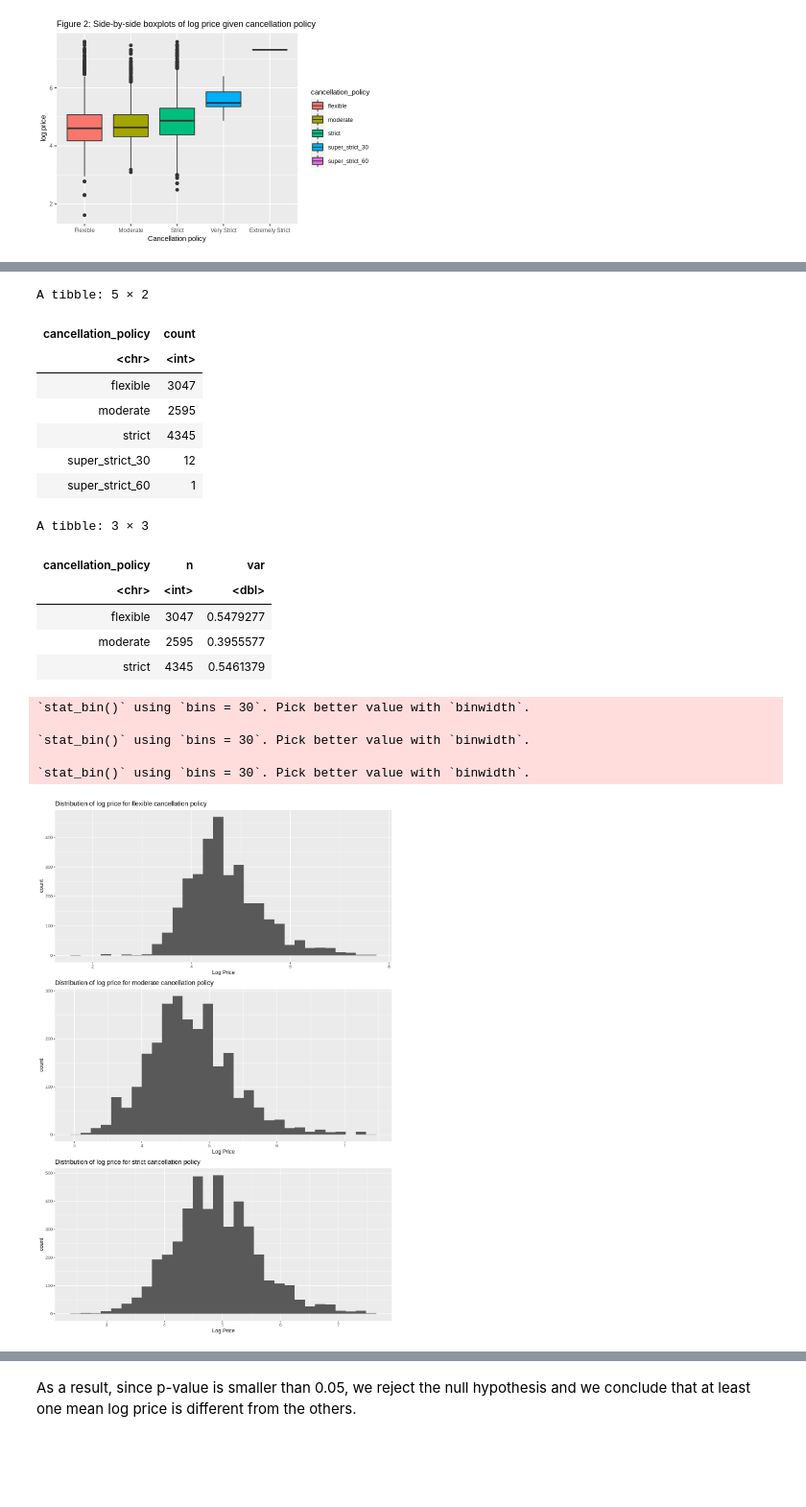
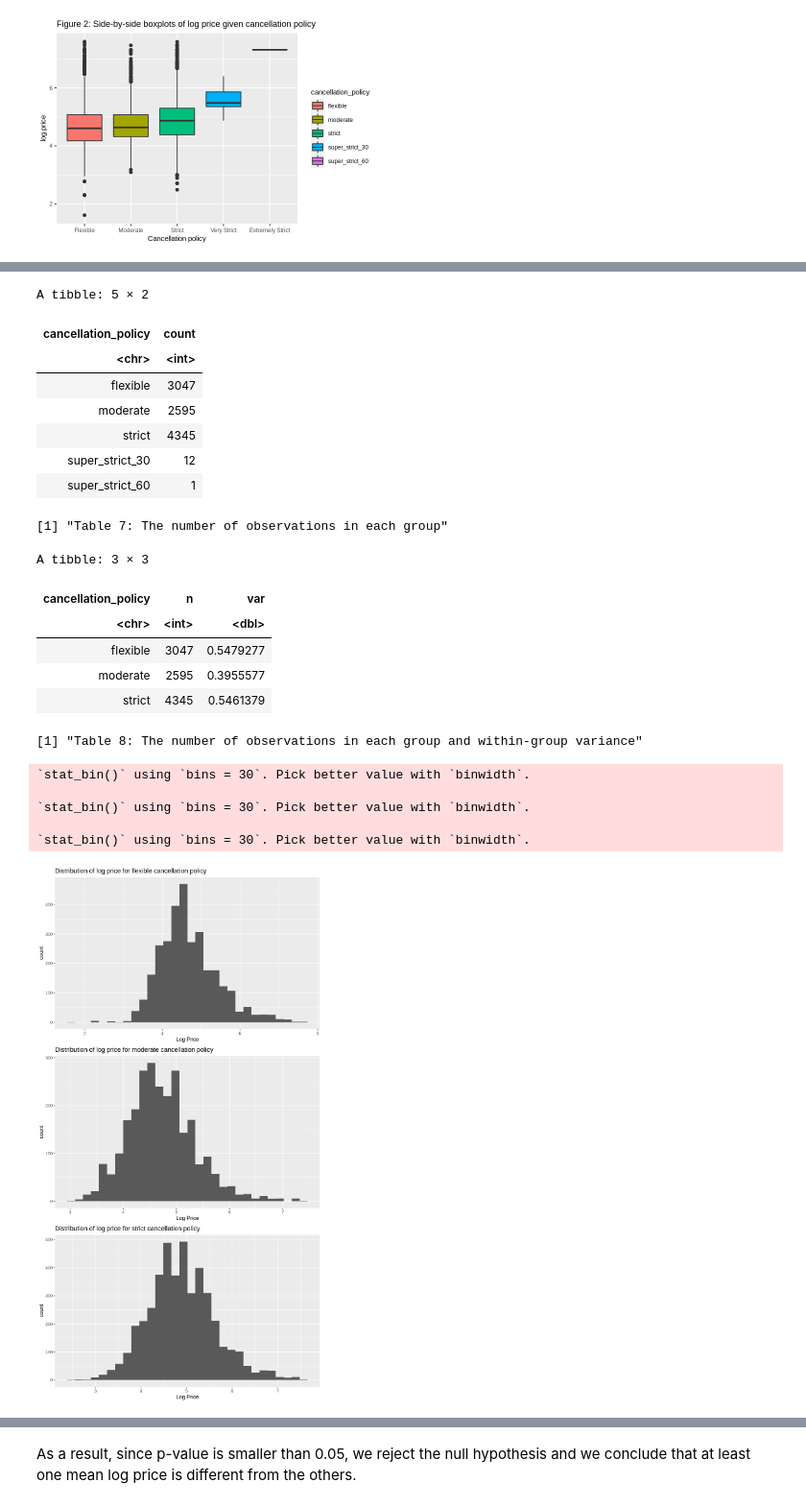
Before and after one commit to takumihoriba/stat201-project, a Jupyter notebook: proposal_final.ipynb, the cells around one changed output, grey strips where cells are left out. Shown at 96% size. Drawn from its saved outputs; the diff is of its cells as text; code cells hidden in the pictures; blank space fills up the shorter version.

```diff
--- a/proposal_final.ipynb
+++ b/proposal_final.ipynb
@@ -222,6 +225,7 @@ bp
 Airbnb |>
 group_by(cancellation_policy) |>
 summarize(count = n())
+print("Table 7: The number of observations in each group")
 # %% [output]
 A tibble: 5 × 2
 | cancellation_policy | count |
@@ -231,6 +235,7 @@ A tibble: 5 × 2
 | strict | 4345 |
 | super_strict_30 | 12 |
 | super_strict_60 | 1 |
+[1] "Table 7: The number of observations in each group"
 # %%
 set.seed(320)
 Airbnb_anova <- Airbnb |> select(log_price, cancellation_policy)
@@ -241,6 +246,7 @@ filter(cancellation_policy %in% c("flexible", "moderate", "strict"))
 Airbnb_fil |>
 group_by(cancellation_policy) |>
 summarize(n = n(), var = var(log_price))
+print("Table 8: The number of observations in each group and within-group variance")
 # %% [output]
 A tibble: 3 × 3
 | cancellation_policy | n | var |
@@ -248,34 +254,35 @@ A tibble: 3 × 3
 | flexible | 3047 | 0.5479277 |
 | moderate | 2595 | 0.3955577 |
 | strict | 4345 | 0.5461379 |
+[1] "Table 8: The number of observations in each group and within-group variance"
 # %%
 flex <- Airbnb_fil |>
 filter(cancellation_policy == "moderate")
 
 anova_dist_flex <- Airbnb_fil |>
 filter(cancellation_policy == "flexible") |>
 ggplot(aes(x = log_price)) +
 geom_histogram() +
 labs(x = "Log Price", title = "Distribution of log price for flexible cancellation policy")
 
 anova_dist_mod <- Airbnb_fil |>
 filter(cancellation_policy == "moderate") |>
 ggplot(aes(x = log_price)) +
 geom_histogram() +
 labs(x = "Log Price", title = "Distribution of log price for moderate cancellation policy")
 
 anova_dist_str <- Airbnb_fil |>
 filter(cancellation_policy == "strict") |>
 ggplot(aes(x = log_price)) +
 geom_histogram() +
 labs(x = "Log Price", title = "Distribution of log price for strict cancellation policy")
 
-options(repr.plot.width = 10, repr.plot.height = 15)
+options(repr.plot.width = 8, repr.plot.height = 15)
 grid.arrange(anova_dist_flex, anova_dist_mod, anova_dist_str, ncol = 1)
 # %% [output]
 `stat_bin()` using `bins = 30`. Pick better value with `binwidth`.
 
 `stat_bin()` using `bins = 30`. Pick better value with `binwidth`.
 
 `stat_bin()` using `bins = 30`. Pick better value with `binwidth`.
-[figure, old version]
+[figure, new version]
```
Also changed, not shown: parts of 16 cells of this notebook.
